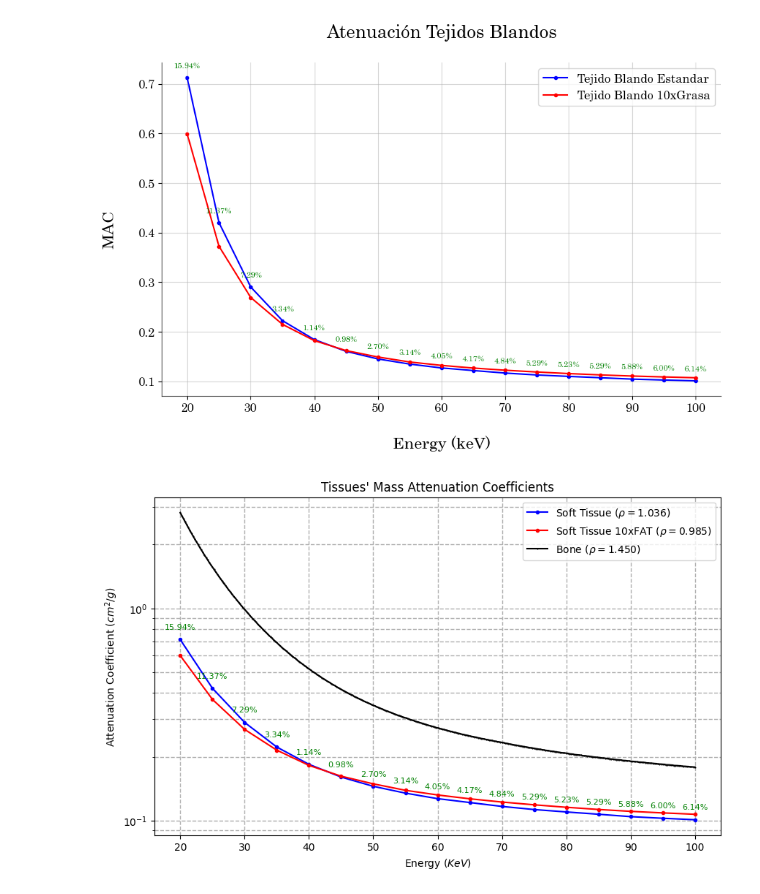
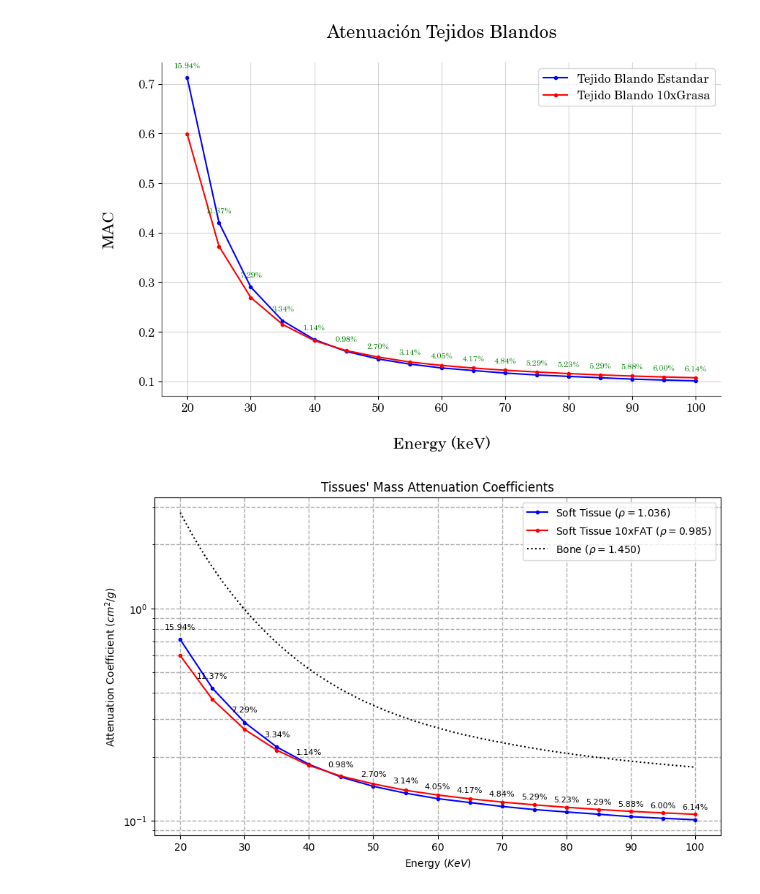
Before and after one commit to miguelcomett/G4_IFI-Team_2024, a Jupyter notebook: Codes2/Attenuation.ipynb, the cells around one changed output. Drawn from its saved outputs; the diff is of its cells as text; code cells hidden in the pictures.

```diff
--- a/Codes2/Attenuation.ipynb
+++ b/Codes2/Attenuation.ipynb
@@ -500,33 +500,33 @@ plt.plot(energy1_filtered, optimal_t1_filtered, '.-', color='blue', label=r'Soft
 
 # Graficar los datos del segundo archivo
 plt.plot(energy2_filtered, optimal_t2_filtered, '.-', color='red', label=r'Soft Tissue 10xFAT ($\rho = 0.985$)')
 
 # Graficar los datos del tercer archivo
-plt.plot(energy3_filtered, optimal_t3_filtered, 'o-', markersize=0.5, color='black', label=r'Bone ($\rho = 1.450$)')
+plt.plot(energy3_filtered, optimal_t3_filtered, ':', markersize=1, color='black', label=r'Bone ($\rho = 1.450$)')
 
 # Graficar el error porcentual entre los dos primeros archivos (tejido blando)
 for i, (x, err) in enumerate(zip(energy1_filtered, percentual_error)):
-    plt.annotate(f'{err:.2f}%', (x, optimal_t1_filtered[i]), textcoords="offset points", xytext=(0, 10), ha='center', fontsize=8, color='green')
+    plt.annotate(f'{err:.2f}%', (x, optimal_t1_filtered[i]), textcoords="offset points", xytext=(0, 10), ha='center', fontsize=8, color='black')
 
 # Configurar escalas logarítmicas
 # plt.xscale('log')
 plt.yscale('log')
 
 # Etiquetas y título
 plt.xlabel(r"Energy ($KeV$)")
 plt.ylabel(r"Attenuation Coefficient ($cm^2/g$)")
 plt.title(r"Tissues' Mass Attenuation Coefficients")
 
 # Añadir leyenda
 plt.legend()
 
 # Mostrar la cuadrícula con mayor grosor para mayor legibilidad
 plt.grid(True, which='both', linestyle='--', linewidth=1.0)
 
 # Guardar el gráfico en un archivo
 plt.savefig("MAC_Tissue_with_error.png", dpi=900)
 
 # Mostrar el gráfico
 plt.show()
 # %% [output]
-[figure, old version]
+[figure, new version]
```
